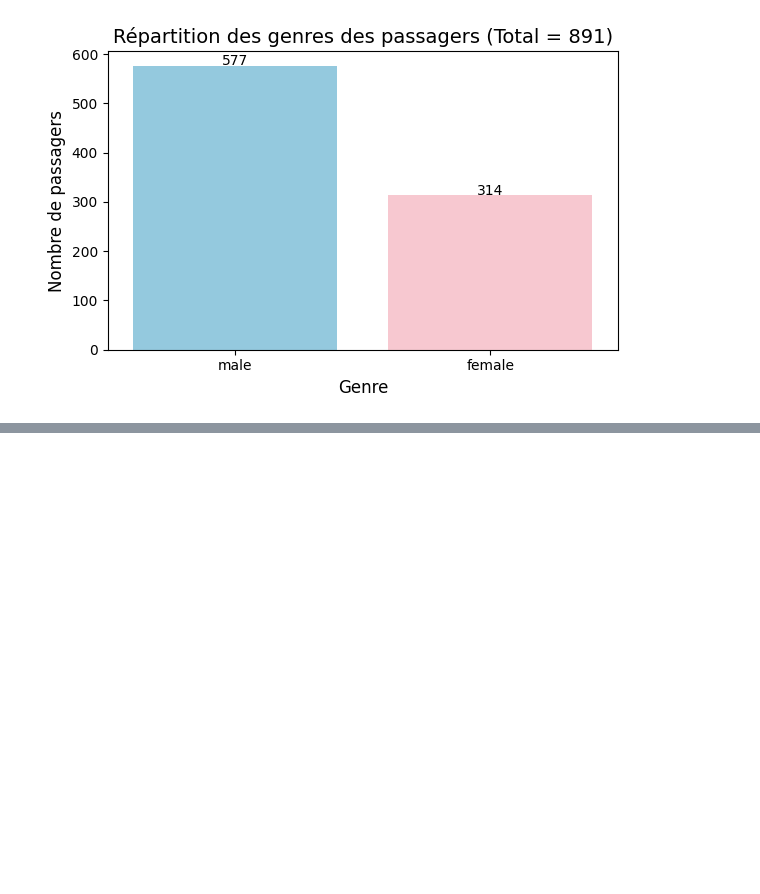
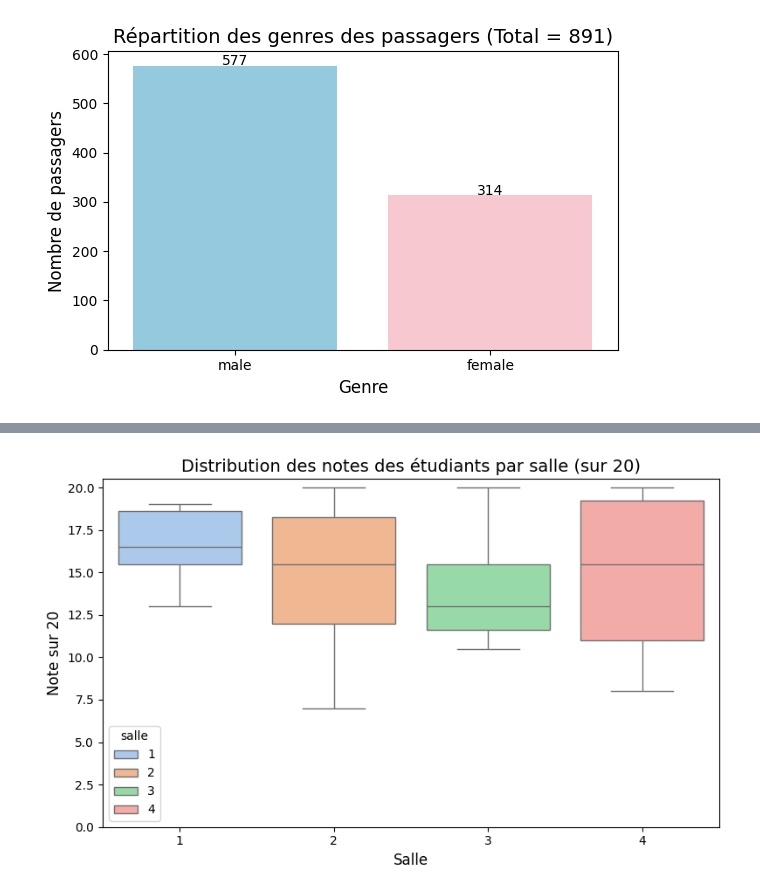
Before and after one commit to ElvexDom/Exercices, a Jupyter notebook: notebooks/pandas/exo_seaborn.ipynb, the cells around one changed output, grey strips where cells are left out. Cells and saved outputs as stored; diff of their text form; code cells hidden in the pictures; blank space fills up the shorter version.

```diff
--- a/notebooks/pandas/exo_seaborn.ipynb
+++ b/notebooks/pandas/exo_seaborn.ipynb
@@ -260,0 +346,14 @@ plt.show()
+# %%
+# Créer le boxplot des notes selon la salle
+plt.figure(figsize=(8,5))
+ax = sns.boxplot(data=grades_df, x='salle', y='note_sur_20', hue='salle', palette="pastel", showfliers=False)
+
+# Ajouter le titre et les labels
+plt.title("Distribution des notes des étudiants par salle (sur 20)", fontsize=14)
+plt.xlabel("Salle", fontsize=12)
+plt.ylabel("Note sur 20", fontsize=12)
+plt.ylim(0, 20.5)  # Ajuster l'axe y pour inclure toutes les notes
+plt.tight_layout()
+plt.show()
+# %% [output]
+[figure, added]
```
Also changed, not shown: parts of 19 cells of this notebook.
